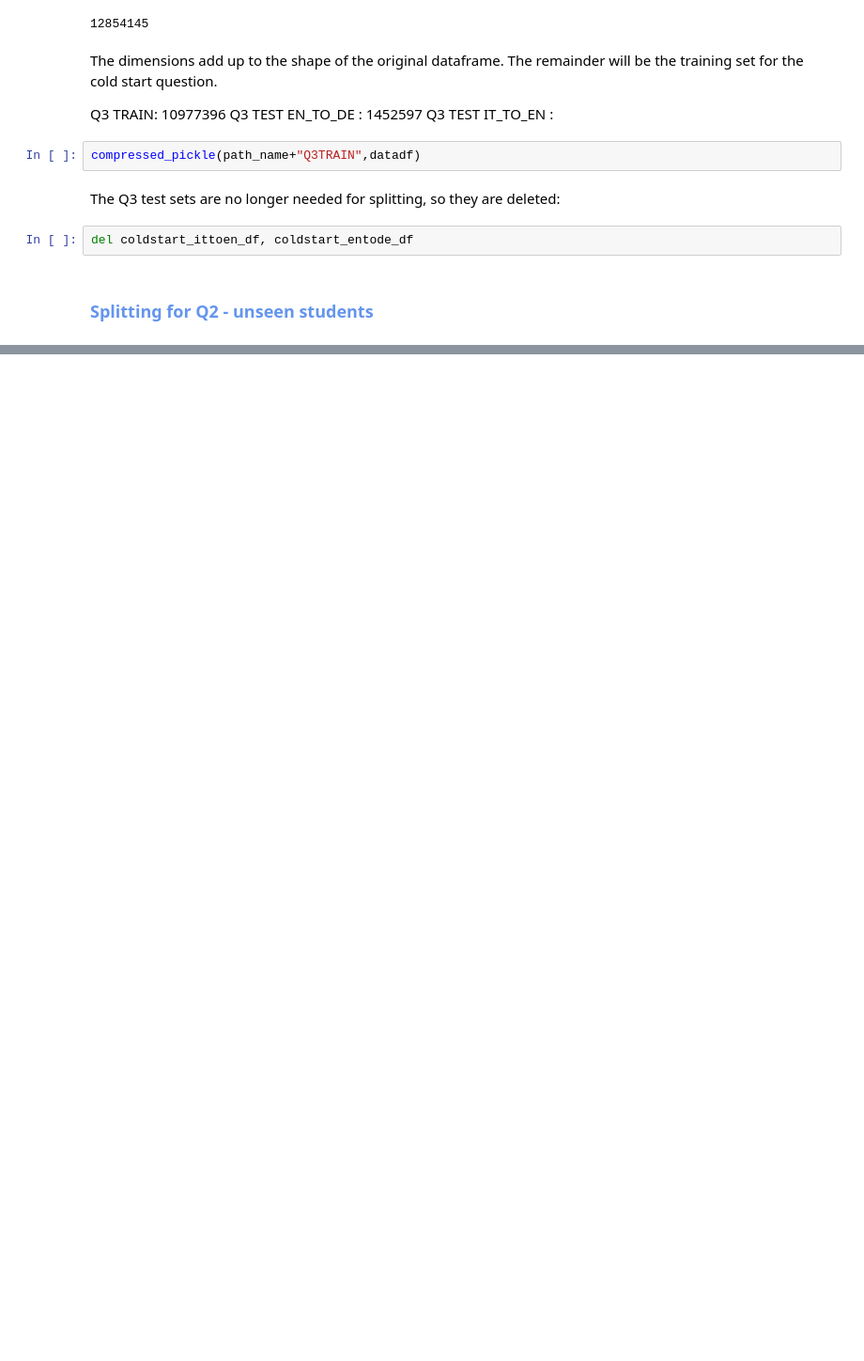
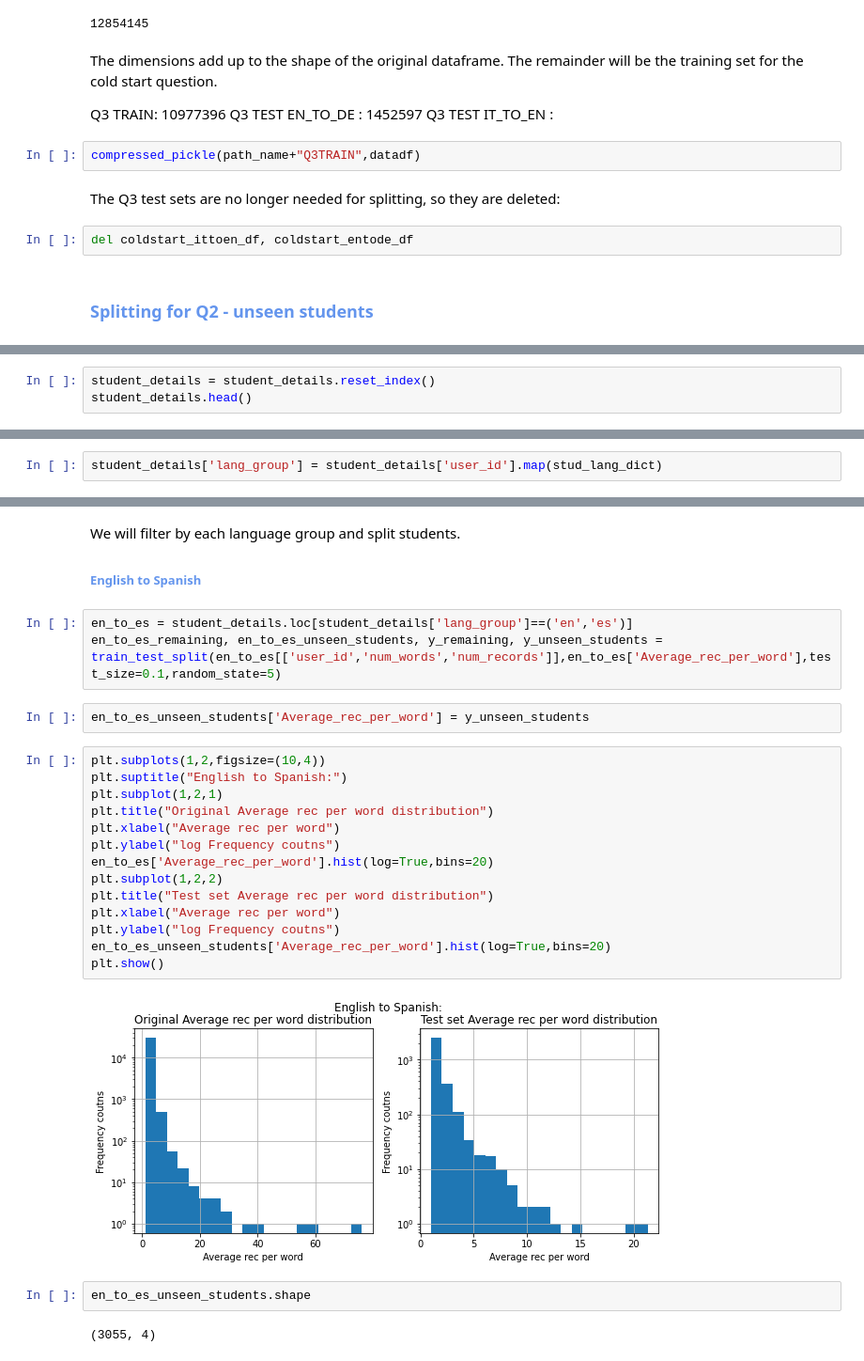
Before and after one commit to rts1988/Duolingo_spaced_repetition, a Jupyter notebook: 4_SplittingDatasets_Duolingo_spaced_repetition.ipynb, the cells around one changed output, grey strips where cells are left out. Shown at 94% size. Cells and saved outputs as stored; diff of their text form; blank space fills up the shorter version.

```diff
--- a/4_SplittingDatasets_Duolingo_spaced_repetition.ipynb
+++ b/4_SplittingDatasets_Duolingo_spaced_repetition.ipynb
@@ -163,0 +324,3 @@ INSERT HERE: modify image to add one more slab, and black out Q3, Q3 and Q2, and
+# %%
+student_details = student_details.reset_index()
+student_details.head()
@@ -163,0 +334,2 @@ INSERT HERE: modify image to add one more slab, and black out Q3, Q3 and Q2, and
+# %%
+student_details['lang_group'] = student_details['user_id'].map(stud_lang_dict)
@@ -163,0 +360,29 @@ INSERT HERE: modify image to add one more slab, and black out Q3, Q3 and Q2, and
+# %% [markdown]
+We will filter by each language group and split students.
+
+### <font color='cornflowerblue' size=2>English to Spanish</font>
+# %%
+en_to_es = student_details.loc[student_details['lang_group']==('en','es')]
+en_to_es_remaining, en_to_es_unseen_students, y_remaining, y_unseen_students = train_test_split(en_to_es[['user_id','num_words','num_records']],en_to_es['Average_rec_per_word'],test_size=0.1,random_state=5)
+# %%
+en_to_es_unseen_students['Average_rec_per_word'] = y_unseen_students
+# %%
+plt.subplots(1,2,figsize=(10,4))
+plt.suptitle("English to Spanish:")
+plt.subplot(1,2,1)
+plt.title("Original Average rec per word distribution")
+plt.xlabel("Average rec per word")
+plt.ylabel("log Frequency coutns")
+en_to_es['Average_rec_per_word'].hist(log=True,bins=20)
+plt.subplot(1,2,2)
+plt.title("Test set Average rec per word distribution")
+plt.xlabel("Average rec per word")
+plt.ylabel("log Frequency coutns")
+en_to_es_unseen_students['Average_rec_per_word'].hist(log=True,bins=20)
+plt.show()
+# %% [output]
+[figure, added]
+# %%
+en_to_es_unseen_students.shape
+# %% [output]
+(3055, 4)
```
Also changed, not shown: parts of 114 cells of this notebook.
